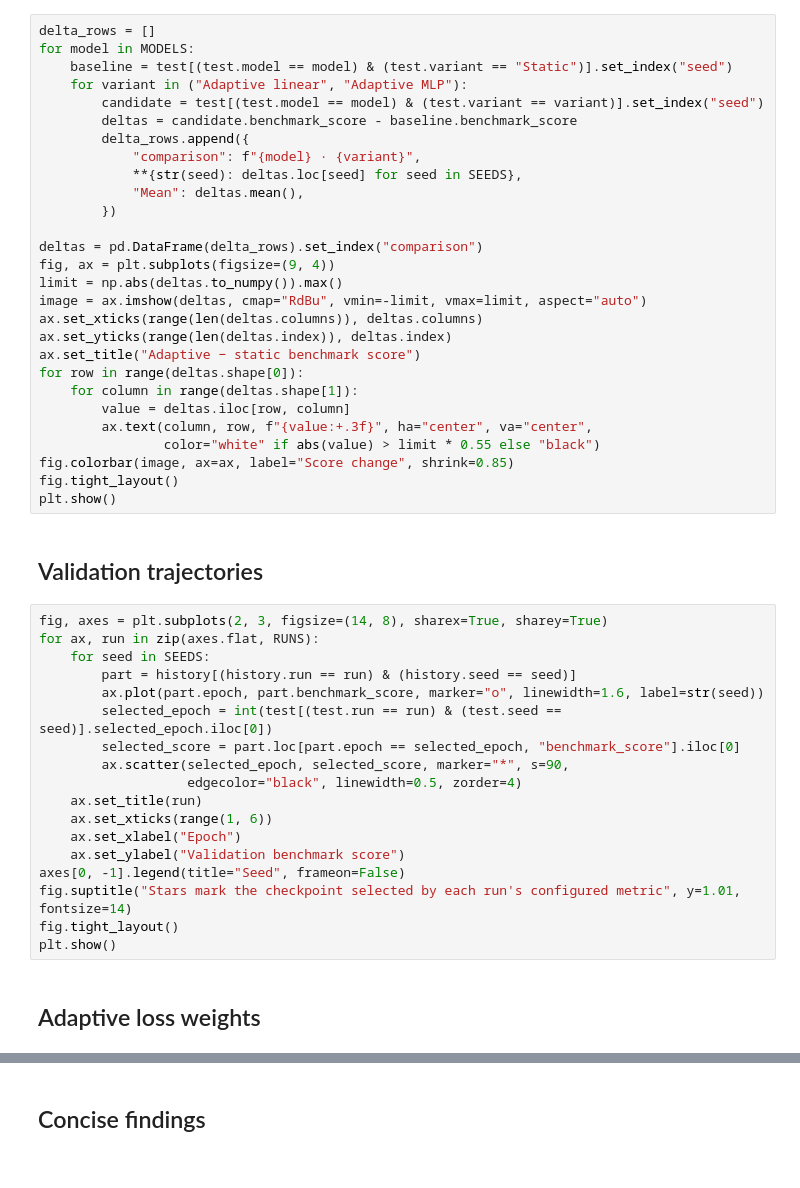
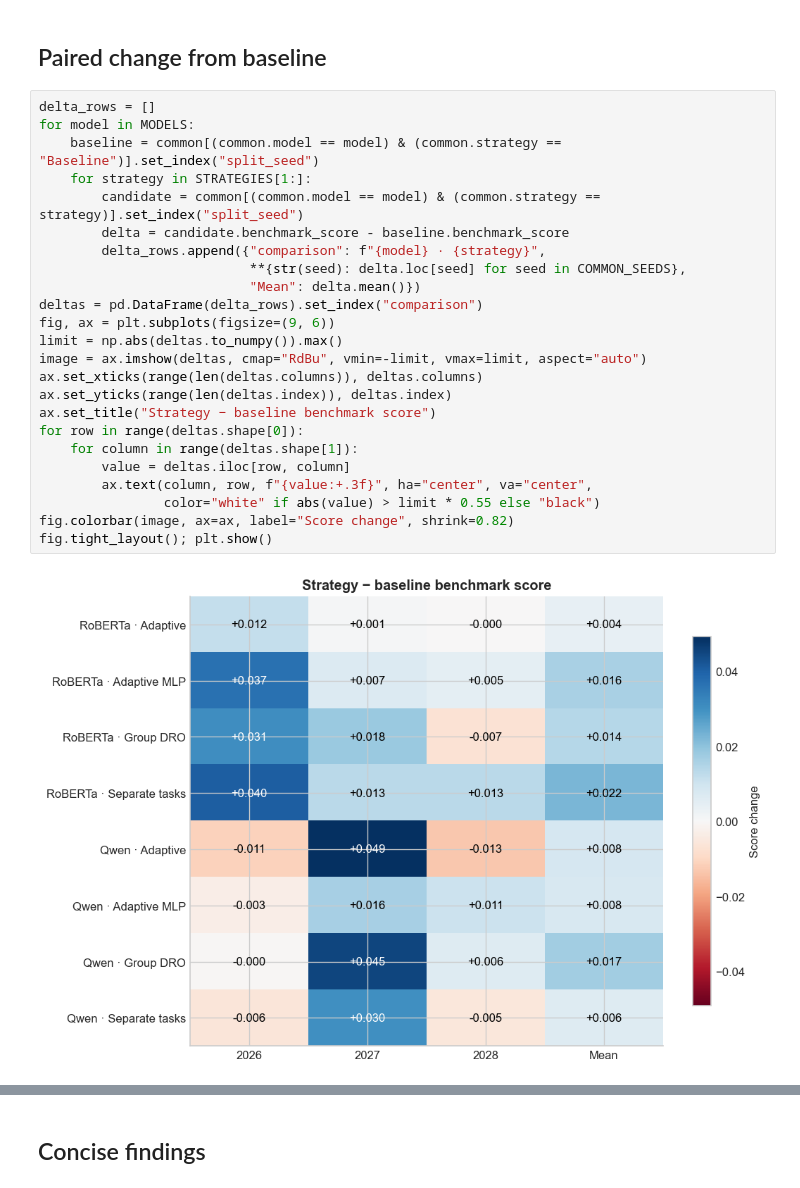
Before and after one commit to MaaxRen/ALTA2026, a Jupyter notebook: notebooks/training_results_analysis.ipynb, the cells around one changed output, grey strips where cells are left out. Saved outputs shown, nothing was run; the diff lists cells and outputs as text.

```diff
--- a/notebooks/training_results_analysis.ipynb
+++ b/notebooks/training_results_analysis.ipynb
@@ -211,50 +166,28 @@ plt.show()
+# %% [markdown]
+## Paired change from baseline
 # %%
 delta_rows = []
 for model in MODELS:
-    baseline = test[(test.model == model) & (test.variant == "Static")].set_index("seed")
-    for variant in ("Adaptive linear", "Adaptive MLP"):
-        candidate = test[(test.model == model) & (test.variant == variant)].set_index("seed")
-        deltas = candidate.benchmark_score - baseline.benchmark_score
-        delta_rows.append({
-            "comparison": f"{model} · {variant}",
-            **{str(seed): deltas.loc[seed] for seed in SEEDS},
-            "Mean": deltas.mean(),
-        })
-
+    baseline = common[(common.model == model) & (common.strategy == "Baseline")].set_index("split_seed")
+    for strategy in STRATEGIES[1:]:
+        candidate = common[(common.model == model) & (common.strategy == strategy)].set_index("split_seed")
+        delta = candidate.benchmark_score - baseline.benchmark_score
+        delta_rows.append({"comparison": f"{model} · {strategy}",
+                           **{str(seed): delta.loc[seed] for seed in COMMON_SEEDS},
+                           "Mean": delta.mean()})
 deltas = pd.DataFrame(delta_rows).set_index("comparison")
-fig, ax = plt.subplots(figsize=(9, 4))
+fig, ax = plt.subplots(figsize=(9, 6))
 limit = np.abs(deltas.to_numpy()).max()
 image = ax.imshow(deltas, cmap="RdBu", vmin=-limit, vmax=limit, aspect="auto")
 ax.set_xticks(range(len(deltas.columns)), deltas.columns)
 ax.set_yticks(range(len(deltas.index)), deltas.index)
-ax.set_title("Adaptive − static benchmark score")
+ax.set_title("Strategy − baseline benchmark score")
 for row in range(deltas.shape[0]):
     for column in range(deltas.shape[1]):
         value = deltas.iloc[row, column]
         ax.text(column, row, f"{value:+.3f}", ha="center", va="center",
                 color="white" if abs(value) > limit * 0.55 else "black")
-fig.colorbar(image, ax=ax, label="Score change", shrink=0.85)
-fig.tight_layout()
-plt.show()
+fig.colorbar(image, ax=ax, label="Score change", shrink=0.82)
+fig.tight_layout(); plt.show()
+# %% [output]
+[figure, added]
-# %% [markdown]
-## Validation trajectories
-# %%
-fig, axes = plt.subplots(2, 3, figsize=(14, 8), sharex=True, sharey=True)
-for ax, run in zip(axes.flat, RUNS):
-    for seed in SEEDS:
-        part = history[(history.run == run) & (history.seed == seed)]
-        ax.plot(part.epoch, part.benchmark_score, marker="o", linewidth=1.6, label=str(seed))
-        selected_epoch = int(test[(test.run == run) & (test.seed == seed)].selected_epoch.iloc[0])
-        selected_score = part.loc[part.epoch == selected_epoch, "benchmark_score"].iloc[0]
-        ax.scatter(selected_epoch, selected_score, marker="*", s=90,
-                   edgecolor="black", linewidth=0.5, zorder=4)
-    ax.set_title(run)
-    ax.set_xticks(range(1, 6))
-    ax.set_xlabel("Epoch")
-    ax.set_ylabel("Validation benchmark score")
-axes[0, -1].legend(title="Seed", frameon=False)
-fig.suptitle("Stars mark the checkpoint selected by each run's configured metric", y=1.01, fontsize=14)
-fig.tight_layout()
-plt.show()
-# %% [markdown]
-## Adaptive loss weights
```
Also changed, not shown: parts of 19 cells of this notebook, 1 other file.
